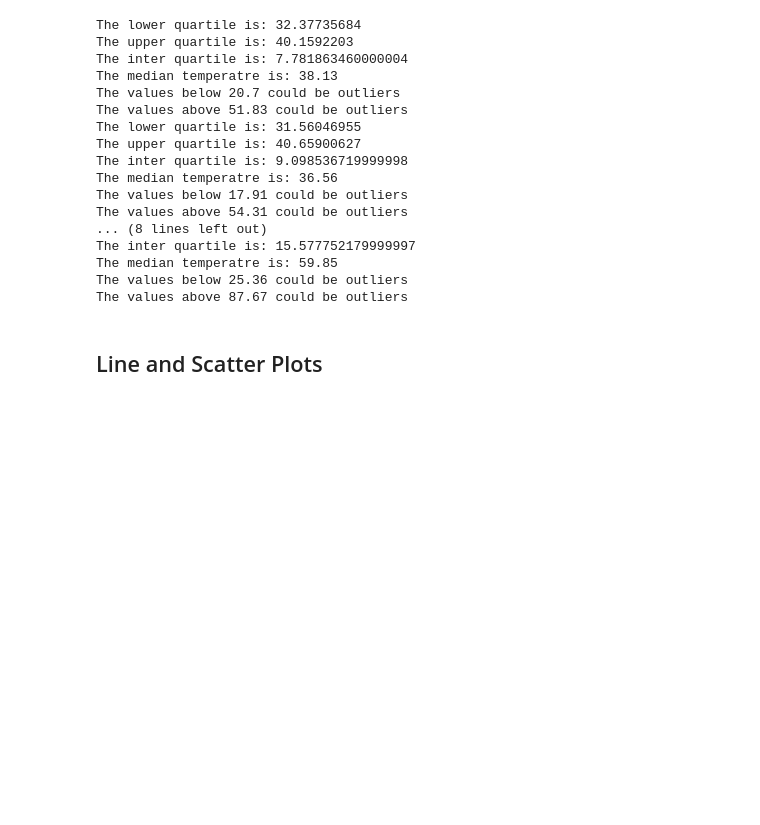
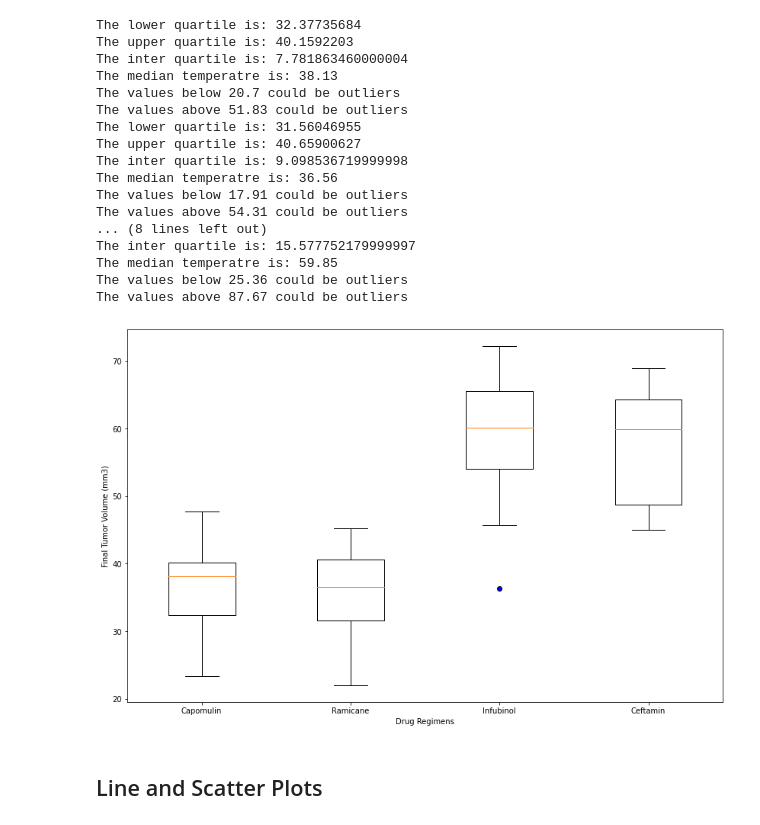
Before and after one commit to Kamerondee/Matplotlib_Challenge, a Jupyter notebook: pymaceuticals_matplotlib.ipynb, the cells around one changed output. Cells and saved outputs as stored; diff of their text form; code cells hidden in the pictures; blank space fills up the shorter version.

Commit message:
create box plot

```diff
--- a/pymaceuticals_matplotlib.ipynb
+++ b/pymaceuticals_matplotlib.ipynb
@@ -241,3 +239,13 @@ The values above 87.67 could be outliers
+# %%
+# Generate a box plot of the final tumor volume of each mouse across four regimens of interest
+fig, ax = plt.subplots(figsize=(14, 9))
+ax.boxplot([Capomulin["Tumor Volume (mm3)"], Ramaicane["Tumor Volume (mm3)"], Infubinol["Tumor Volume (mm3)"], Ceftamin["Tumor Volume (mm3)"]], flierprops = {'markerfacecolor' : 'blue'})
+plt.xticks([1, 2, 3, 4], ["Capomulin", "Ramicane", "Infubinol", "Ceftamin"])
+plt.xlabel("Drug Regimens")
+plt.ylabel("Final Tumor Volume (mm3)")
+plt.show()
+# %% [output]
+[figure, added]
 # %% [markdown]
 ## Line and Scatter Plots
 # %%
```
Also changed, not shown: parts of 1 cell of this notebook.
